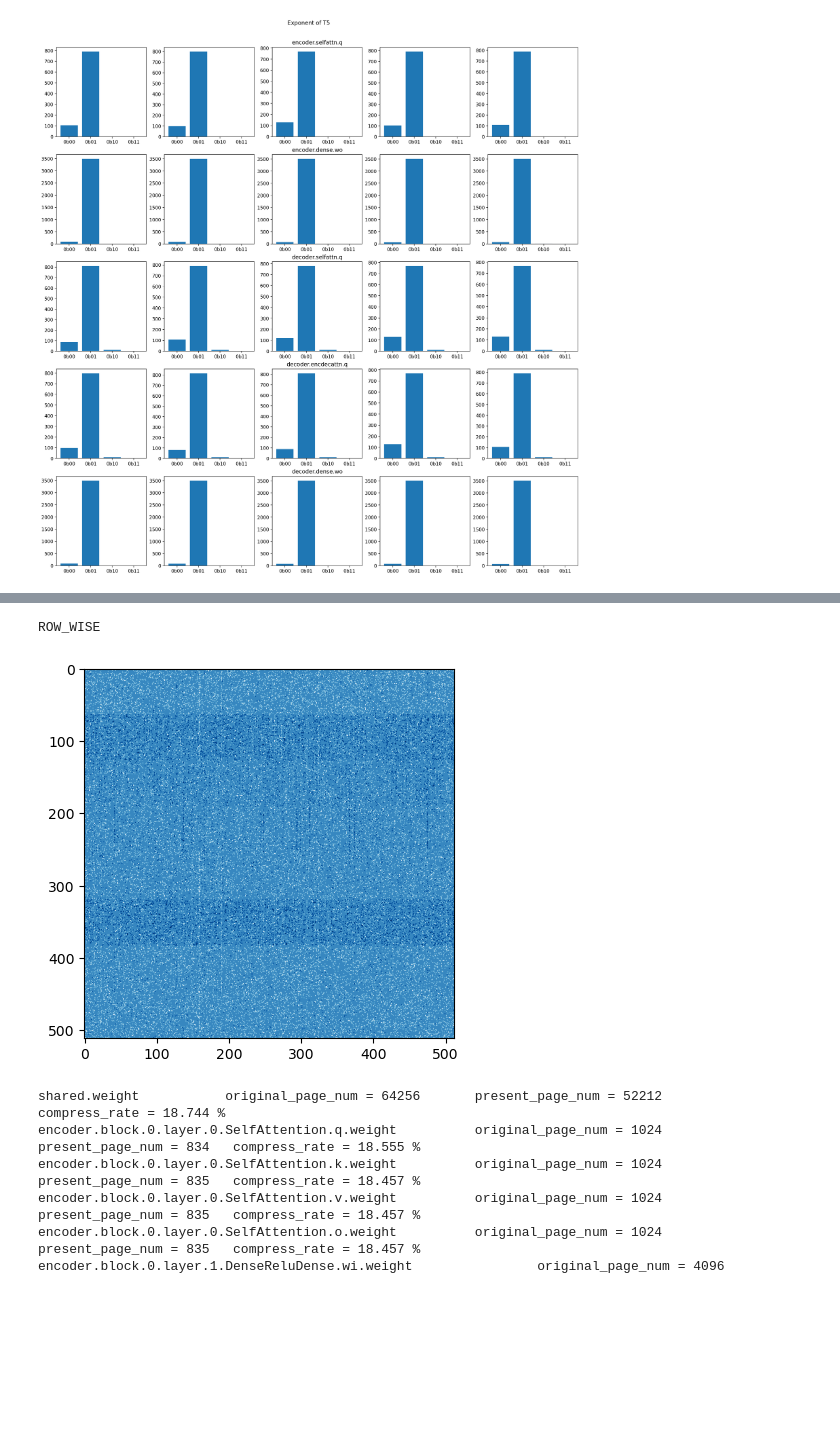
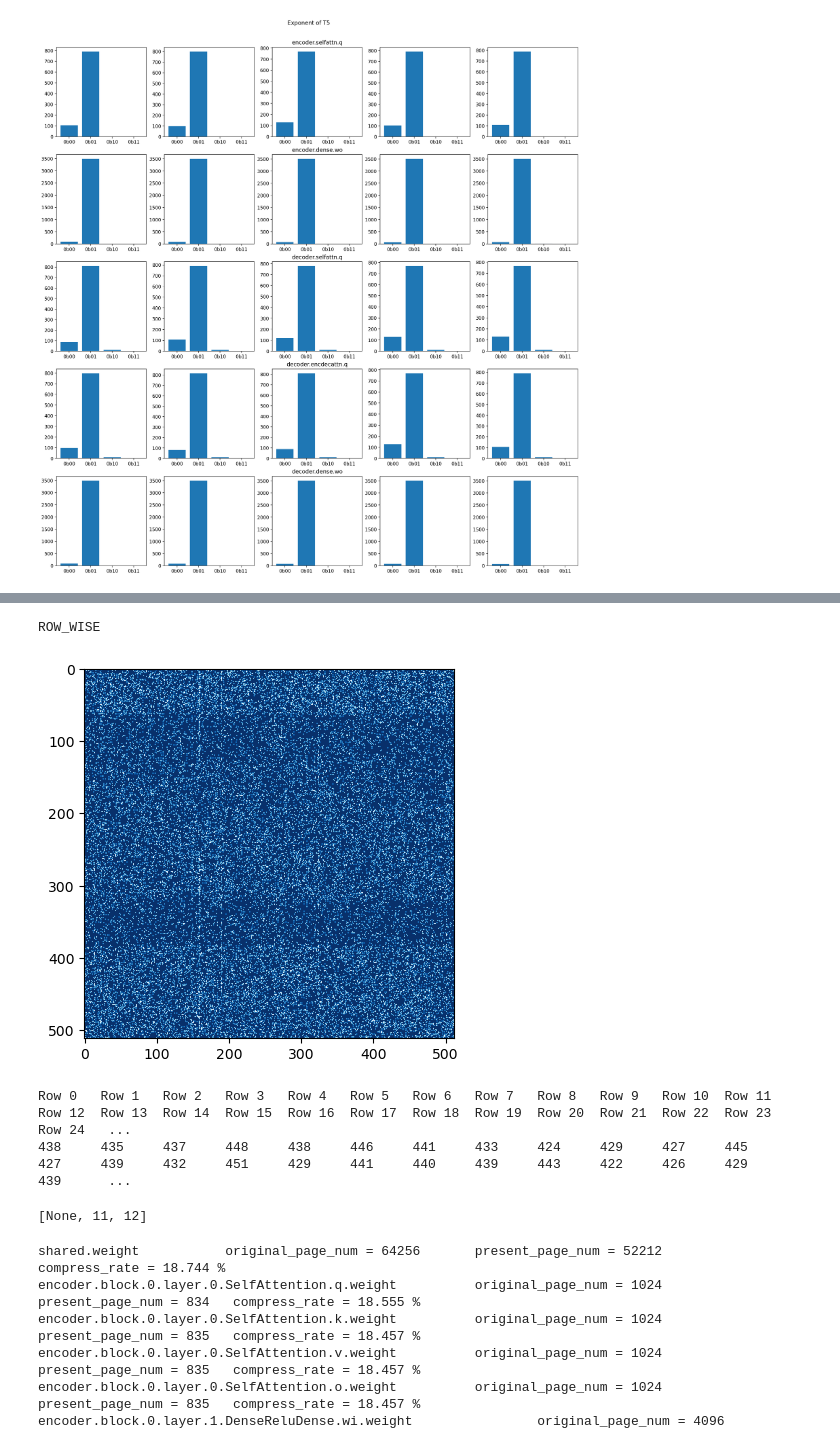
Before and after one commit to RenJunbin/DeltaCompression, a Jupyter notebook: get_t5_weights_refined.ipynb, the cells around one changed output, grey strips where cells are left out. Saved outputs shown, nothing was run; the diff lists cells and outputs as text; code cells hidden in the pictures; blank space fills up the shorter version.

```diff
--- a/get_t5_weights_refined.ipynb
+++ b/get_t5_weights_refined.ipynb
@@ -251,14 +281,42 @@ decoder.block.4.layer.2.DenseReluDense.wo.weight -----> ROW_WISE
 # %%
 name = 'encoder.block.0.layer.0.SelfAttention.q.weight'
-t = t5_exponent.exponent[name]['tensor']
-cf = t5_exponent.exponent[name]['compressmethod']
-p = t5_exponent.exponent[name]['pattern']
+t = t5_exponent_2bits.exponent[name]['tensor']
+cf = t5_exponent_2bits.exponent[name]['compressmethod']
+p = t5_exponent_2bits.exponent[name]['pattern']
 print(p)
 plt.imshow(t, cmap='Blues')
 plt.show()
 # %% [output]
 ROW_WISE
-[figure, old version]
+[figure, new version]
+# %%
+s = [i for i in range(512)]
+S = ""
+for i in s:
+    S += f"Row {i}\t"
+
+print(S)
+tt = torch.count_nonzero(t == 1, dim=1)
+for i in range(512):
+    print(tt[i].item(), end="\t")
+# %% [output]
+Row 0   Row 1   Row 2   Row 3   Row 4   Row 5   Row 6   Row 7   Row 8   Row 9   Row 10  Row 11  Row 12  Row 13  Row 14  Row 15  Row 16  Row 17  Row 18  Row 19  Row 20  Row 21  Row 22  Row 23  Row 24   ...
+438     435     437     448     438     446     441     433     424     429     427     445     427     439     432     451     429     441     440     439     443     422     426     429     439      ...
+# %%
+'''
+I need to create a new csv file like this:
+EQUAL particular value
+TensorName, Row0, ..., Row511
+TensorName, Col0, ..., Row511
+
+I need a hierarchical dictionary first to store the information about the csv file i will write.
+    * Key --- TensorName
+        * value --- particular values
+            * Row index
+            * Col index
+'''
+# %% [output]
+[None, 11, 12]
 # %%
 n = 3
 KB = 1024
```
Also changed, not shown: parts of 3 cells of this notebook.
